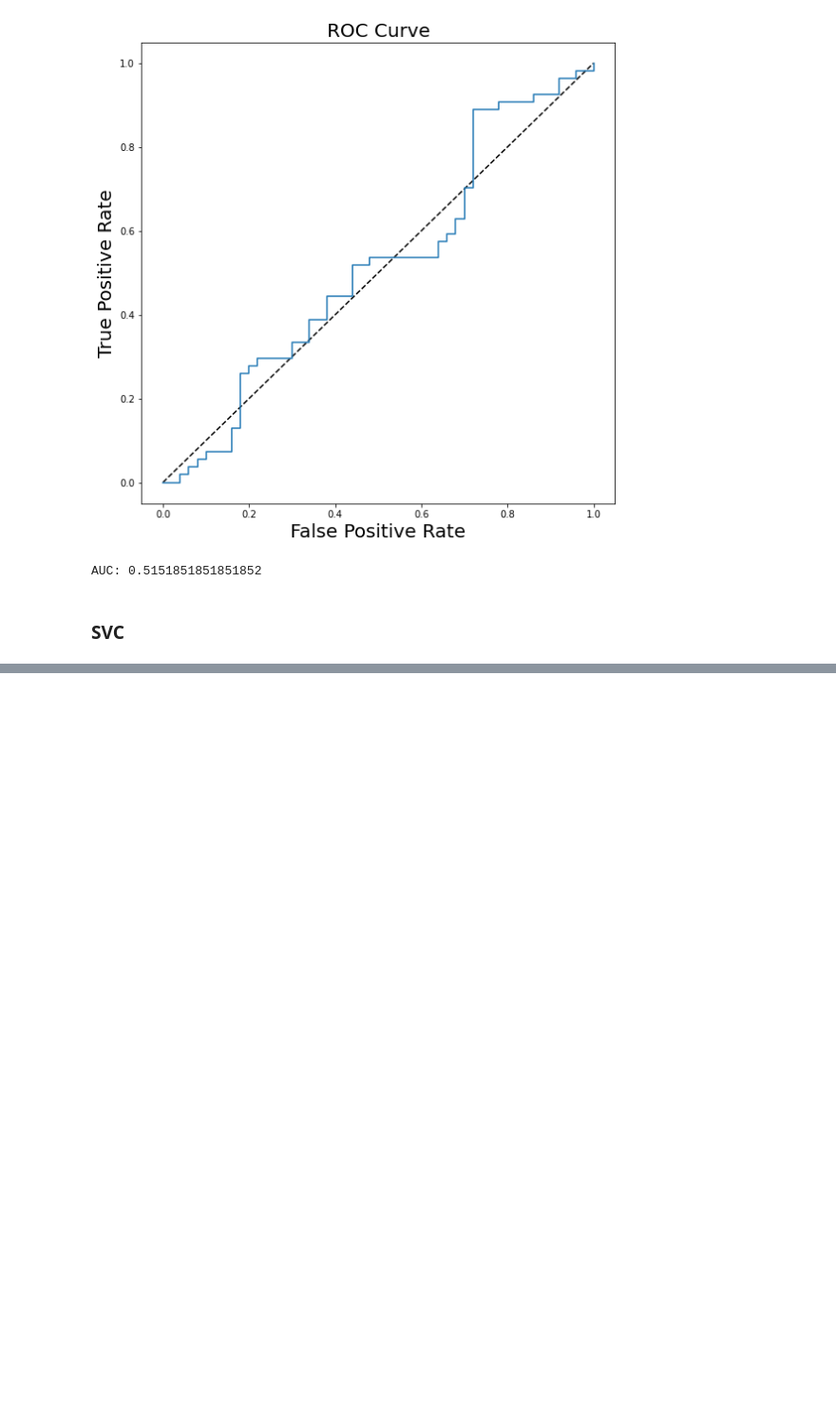
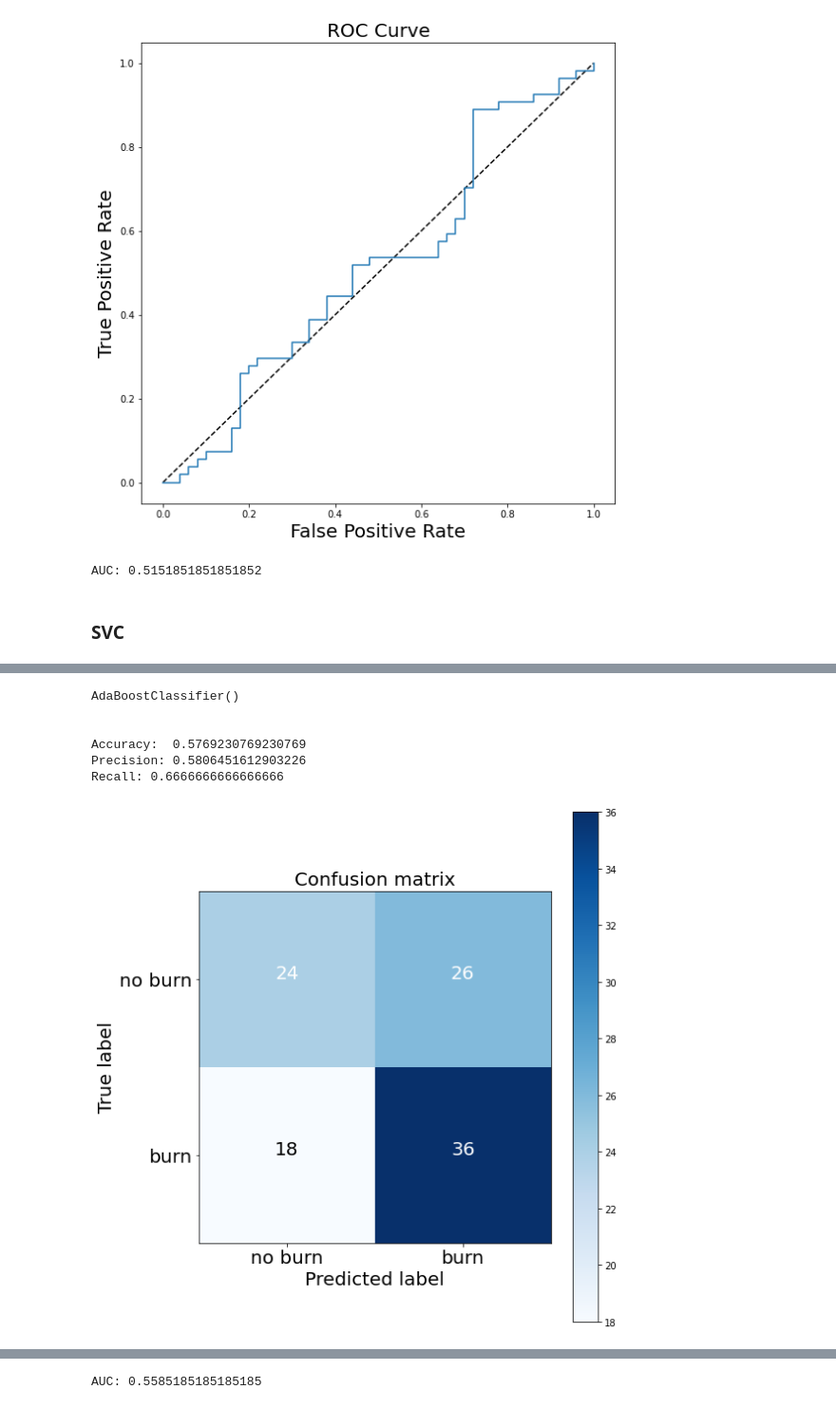
Before and after one commit to sarat9892/Forest_Fire_Damage_Prediction, a Jupyter notebook: firesReport_Classification.ipynb, the cells around one changed output, grey strips where cells are left out. Shown at 95% size. Drawn from its saved outputs; the diff is of its cells as text; code cells hidden in the pictures; blank space fills up the shorter version.

```diff
--- a/firesReport_Classification.ipynb
+++ b/firesReport_Classification.ipynb
@@ -566,0 +600,18 @@ AUC: 0.5394444444444444
+# %%
+model = None
+model = AdaBoostClassifier().fit(XTrain, YTrain['burn'])
+
+print (model)
+print('\n')
+
+evaluateModel(model, XTest, YTest)
+confusionMatrix(model, XTest, YTest)
+ROCCurve(model, XTest, YTest)
+# %% [output]
+AdaBoostClassifier()
+
+
+Accuracy:  0.5769230769230769
+Precision: 0.5806451612903226
+Recall: 0.6666666666666666
+[figure, added]
@@ -566,0 +619 @@ AUC: 0.5394444444444444
+AUC: 0.5585185185185185
```
Also changed, not shown: parts of 20 cells of this notebook.
